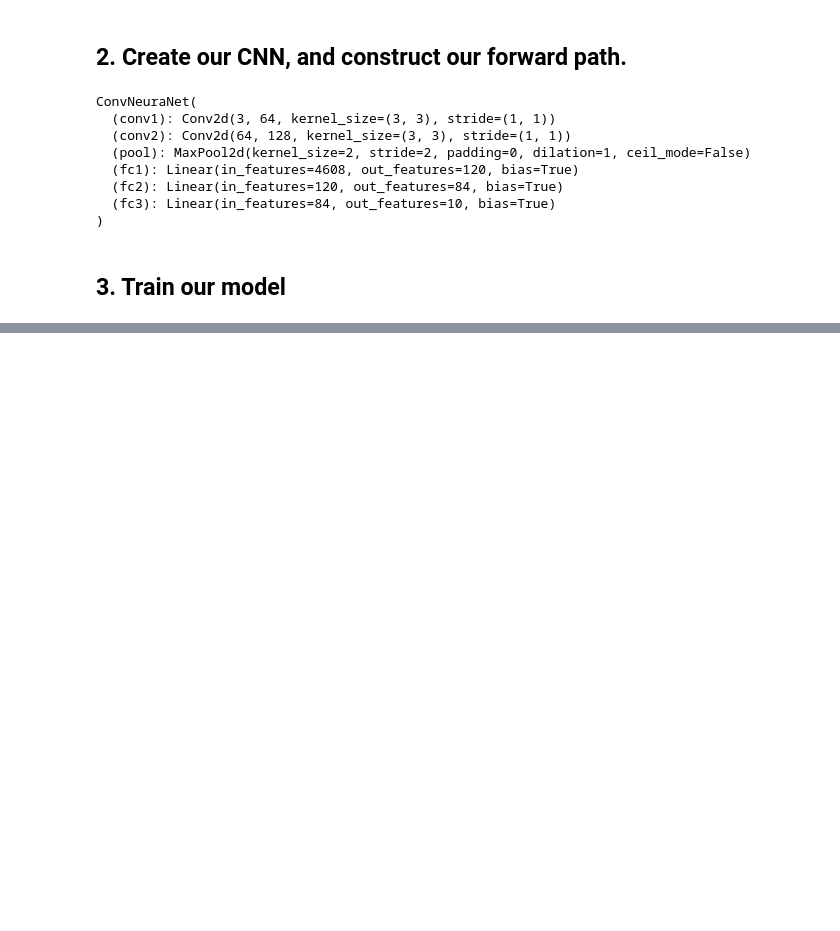
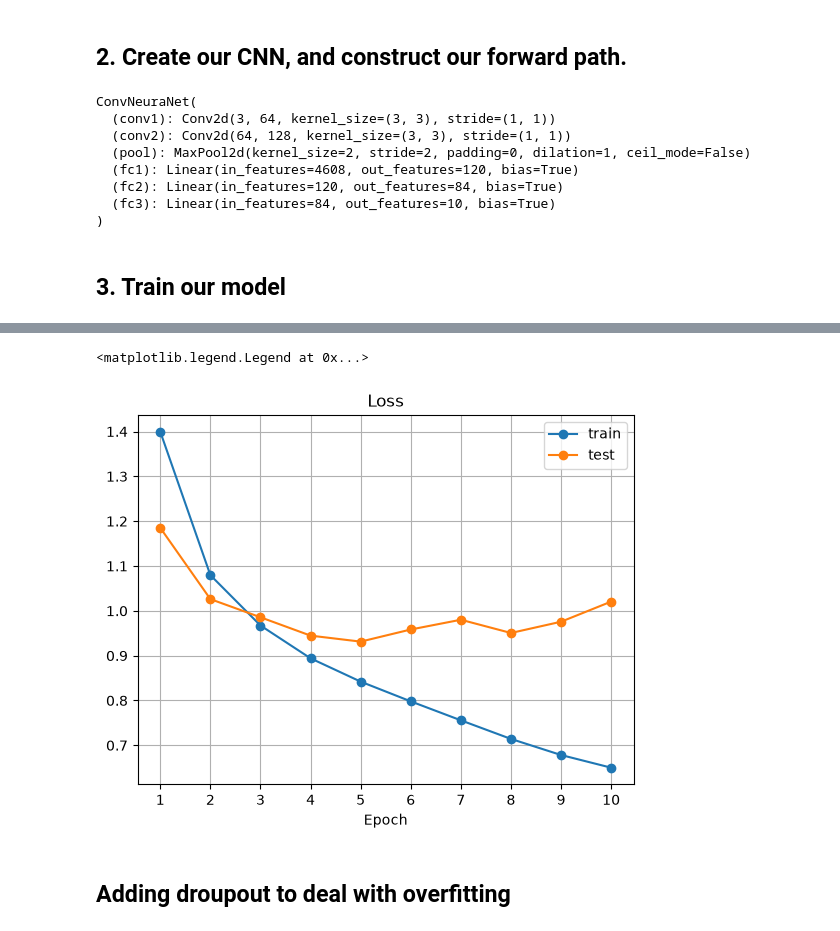
Before and after one commit to nikchung51327/CIFAR10-Classification, a Jupyter notebook: cifar10.ipynb, the cells around one changed output, grey strips where cells are left out. Cells and saved outputs as stored; diff of their text form; code cells hidden in the pictures; blank space fills up the shorter version.

```diff
--- a/cifar10.ipynb
+++ b/cifar10.ipynb
@@ -143 +182,16 @@ print('finished training')
 finished training
+# %%
+x_axis = np.arange(1,11)
+plt.figure()
+plt.plot(x_axis, train_loss_per_epoch, marker='o', label='train')
+plt.plot(x_axis, val_loss_per_epoch, marker='o', label='test')
+plt.title('Loss')
+plt.xlabel('Epoch')
+plt.grid()
+plt.xticks(x_axis)
+plt.legend()
+# %% [output]
+<matplotlib.legend.Legend at 0x...>
+[figure, added]
+# %% [markdown]
+## Adding droupout to deal with overfitting
```
Also changed, not shown: parts of 6 cells of this notebook.
